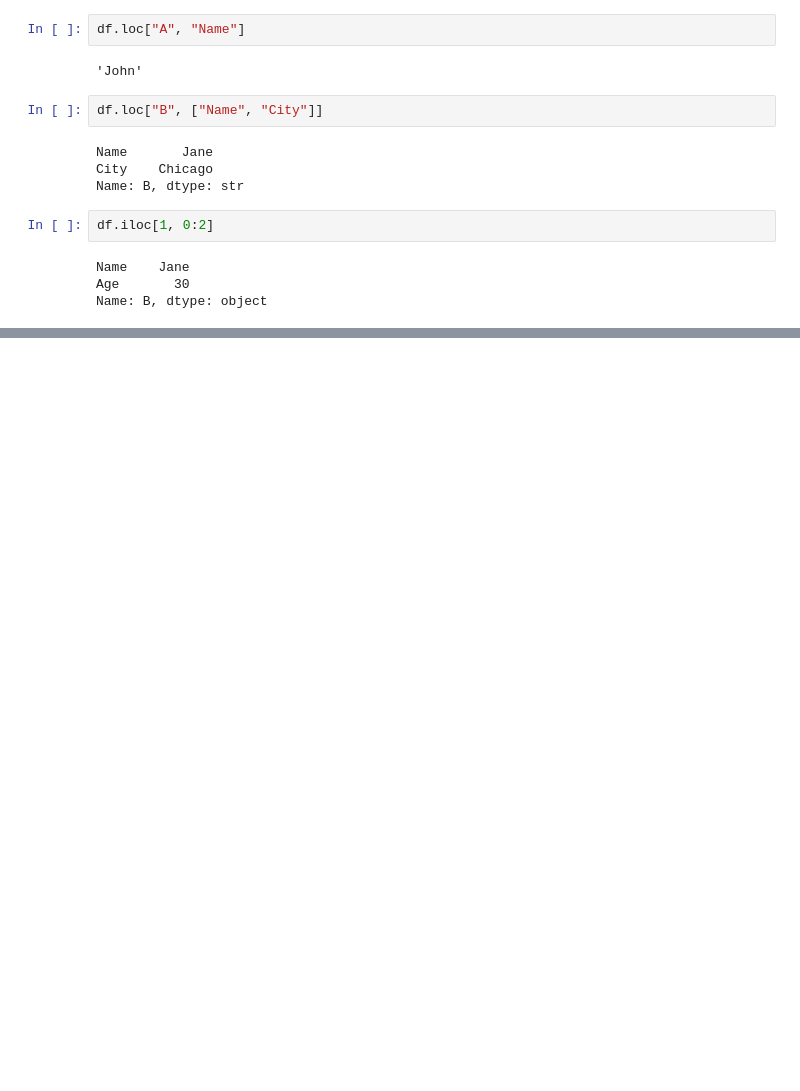
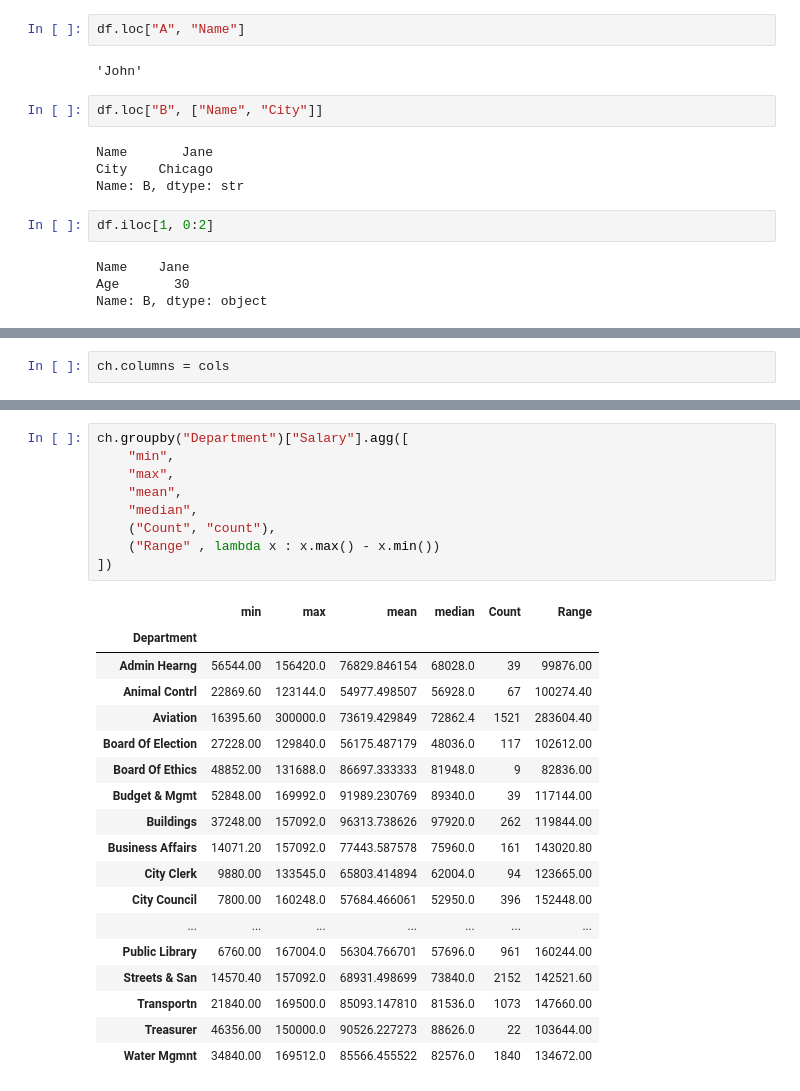
Before and after one commit to sthasarita/Pandas, a Jupyter notebook: Untitled5.ipynb, the cells around one changed output, grey strips where cells are left out. Cells and saved outputs as stored; diff of their text form; blank space fills up the shorter version.

```diff
--- a/Untitled5.ipynb
+++ b/Untitled5.ipynb
@@ -1302,0 +1325,2 @@ Name: B, dtype: object
+# %%
+ch.columns = cols
@@ -1302,0 +1537,28 @@ Name: B, dtype: object
+# %%
+ch.groupby("Department")["Salary"].agg([
+    "min",
+    "max",
+    "mean",
+    "median",
+    ("Count", "count"),
+    ("Range" , lambda x : x.max() - x.min())
+])
+# %% [output]
+|  | min | max | mean | median | Count | Range |
+| Department |  |  |  |  |  |  |
+| Admin Hearng | 56544.00 | 156420.0 | 76829.846154 | 68028.0 | 39 | 99876.00 |
+| Animal Contrl | 22869.60 | 123144.0 | 54977.498507 | 56928.0 | 67 | 100274.40 |
+| Aviation | 16395.60 | 300000.0 | 73619.429849 | 72862.4 | 1521 | 283604.40 |
+| Board Of Election | 27228.00 | 129840.0 | 56175.487179 | 48036.0 | 117 | 102612.00 |
+| Board Of Ethics | 48852.00 | 131688.0 | 86697.333333 | 81948.0 | 9 | 82836.00 |
+| Budget & Mgmt | 52848.00 | 169992.0 | 91989.230769 | 89340.0 | 39 | 117144.00 |
+| Buildings | 37248.00 | 157092.0 | 96313.738626 | 97920.0 | 262 | 119844.00 |
+| Business Affairs | 14071.20 | 157092.0 | 77443.587578 | 75960.0 | 161 | 143020.80 |
+| City Clerk | 9880.00 | 133545.0 | 65803.414894 | 62004.0 | 94 | 123665.00 |
+| City Council | 7800.00 | 160248.0 | 57684.466061 | 52950.0 | 396 | 152448.00 |
+| ... | ... | ... | ... | ... | ... | ... |
+| Public Library | 6760.00 | 167004.0 | 56304.766701 | 57696.0 | 961 | 160244.00 |
+| Streets & San | 14570.40 | 157092.0 | 68931.498699 | 73840.0 | 2152 | 142521.60 |
+| Transportn | 21840.00 | 169500.0 | 85093.147810 | 81536.0 | 1073 | 147660.00 |
+| Treasurer | 46356.00 | 150000.0 | 90526.227273 | 88626.0 | 22 | 103644.00 |
+| Water Mgmnt | 34840.00 | 169512.0 | 85566.455522 | 82576.0 | 1840 | 134672.00 |
```
Also changed, not shown: parts of 50 cells of this notebook.
